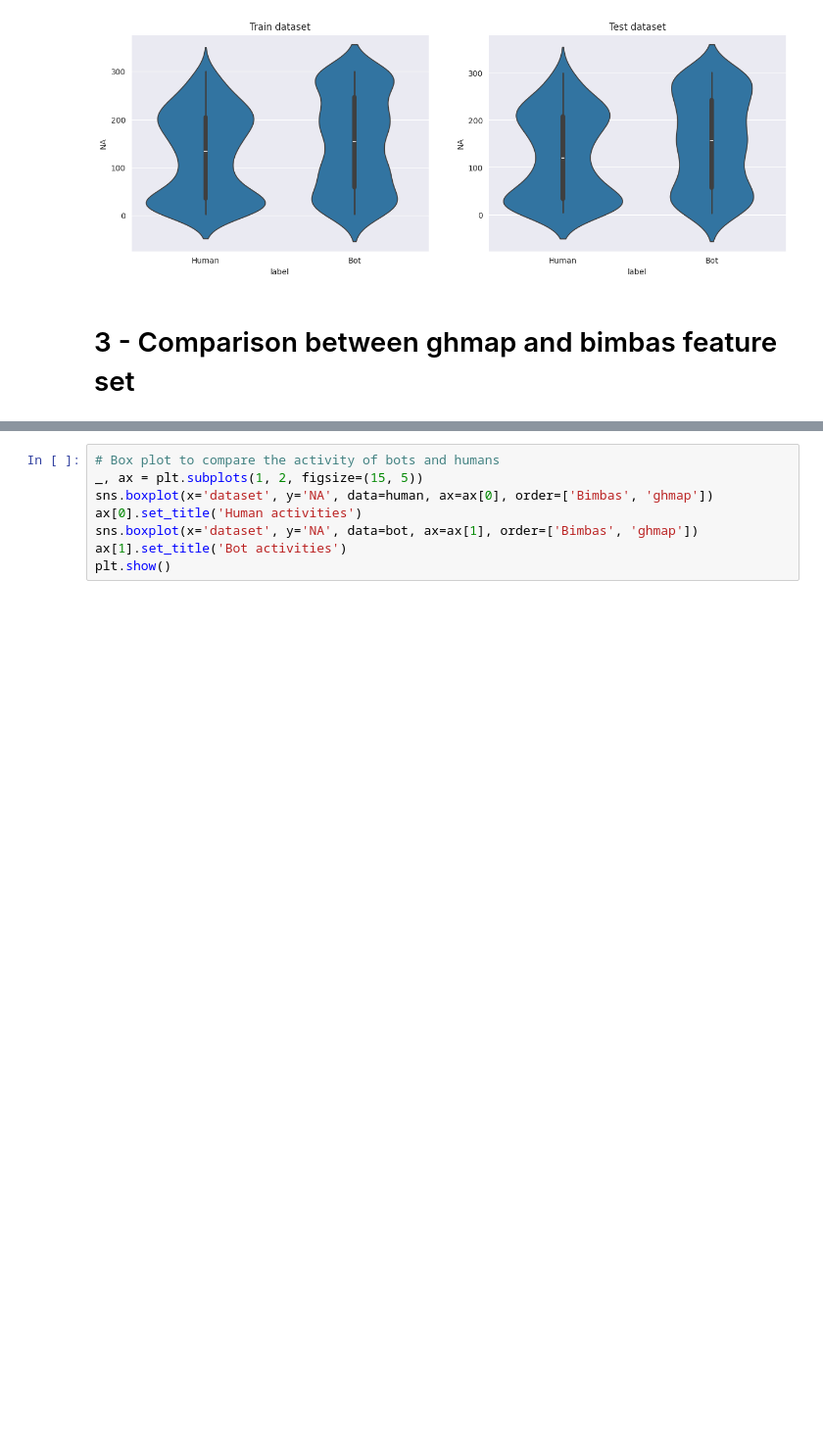
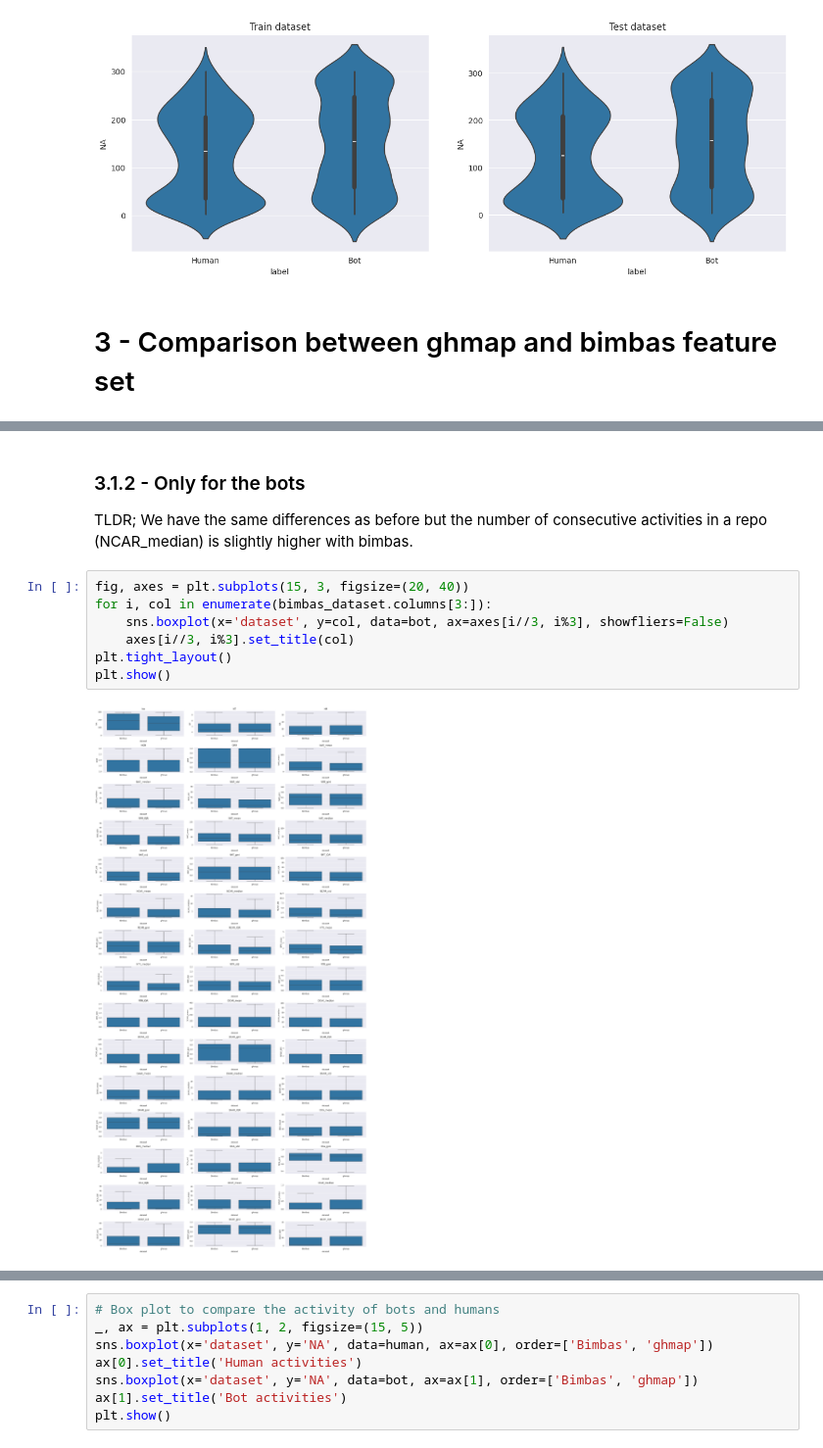
Before and after one commit to MrRose765/GitLab-Bot-identification, a Jupyter notebook: src/notebooks/data_analysis.ipynb, the cells around one changed output, grey strips where cells are left out. Shown at 98% size. Cells and saved outputs as stored; diff of their text form; blank space fills up the shorter version.

```diff
--- a/src/notebooks/data_analysis.ipynb
+++ b/src/notebooks/data_analysis.ipynb
@@ -149,0 +184,12 @@ plt.show()
+# %% [markdown]
+### 3.1.2 - Only for the bots
+TLDR; We have the same differences as before but the number of consecutive activities in a repo (NCAR_median) is slightly higher with bimbas.
+# %%
+fig, axes = plt.subplots(15, 3, figsize=(20, 40))
+for i, col in enumerate(bimbas_dataset.columns[3:]):
+    sns.boxplot(x='dataset', y=col, data=bot, ax=axes[i//3, i%3], showfliers=False)
+    axes[i//3, i%3].set_title(col)
+plt.tight_layout()
+plt.show()
+# %% [output]
+[figure, added]
```
Also changed, not shown: parts of 14 cells of this notebook, 3 other files.
